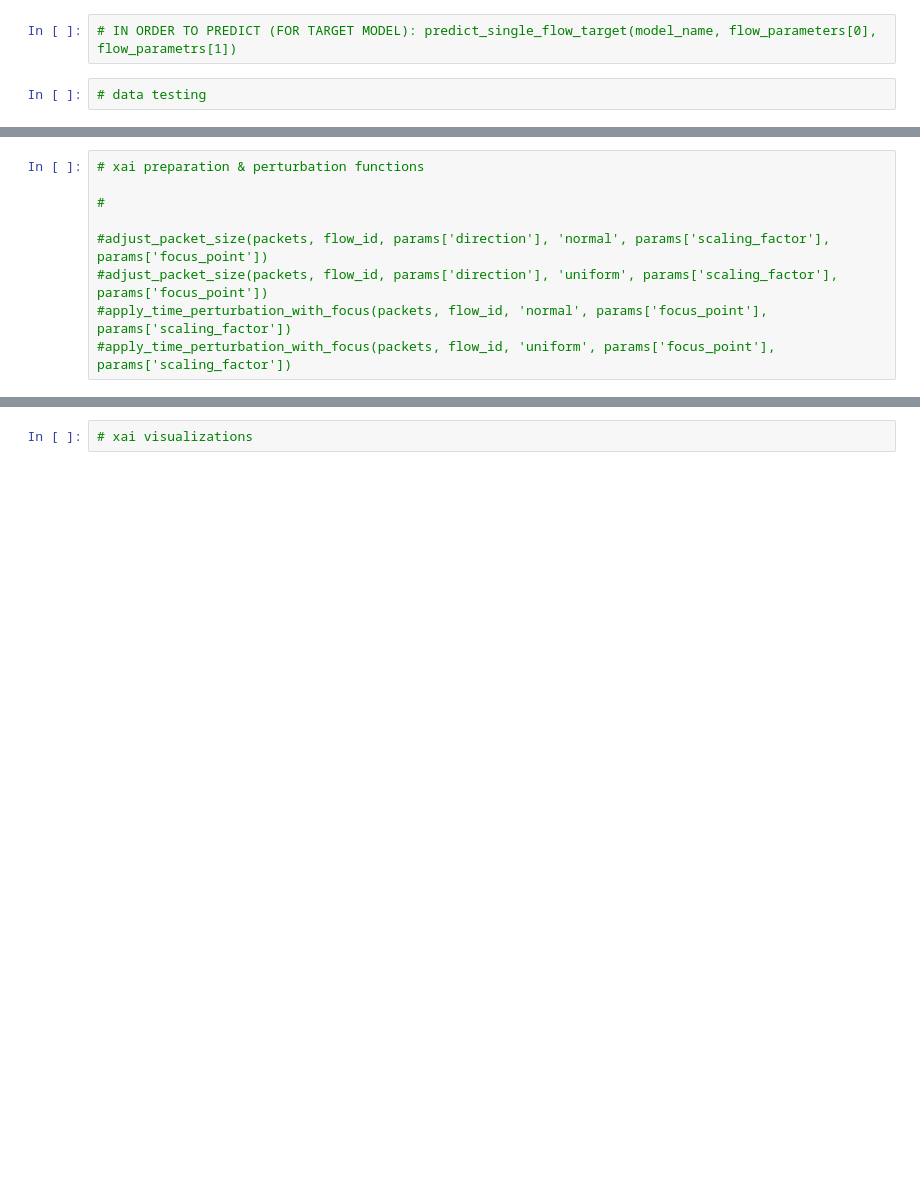
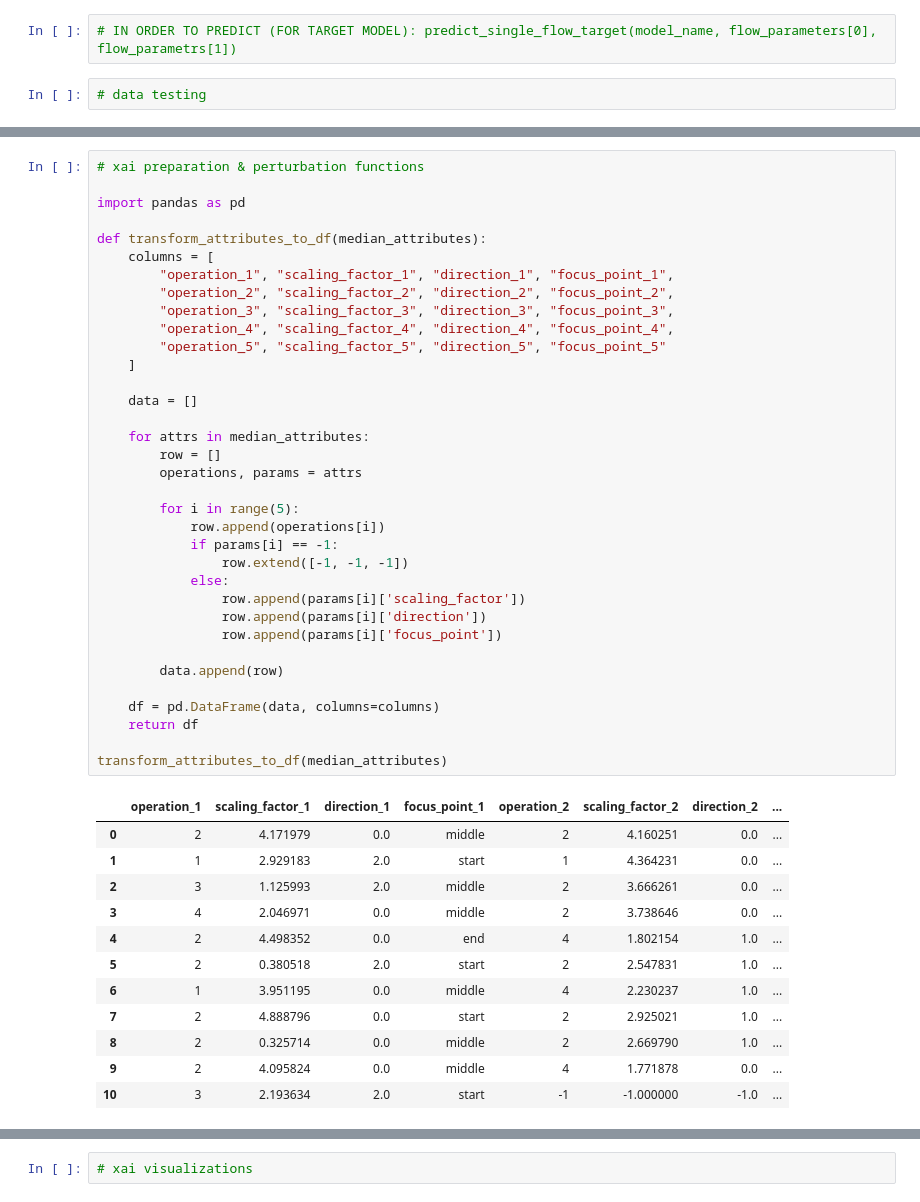
Before and after one commit to ppopiolek/CyberAML, a Jupyter notebook: notebooks/XAI_experiment.ipynb, the cells around one changed output, grey strips where cells are left out. Drawn from its saved outputs; the diff is of its cells as text; blank space fills up the shorter version.

```diff
--- a/notebooks/XAI_experiment.ipynb
+++ b/notebooks/XAI_experiment.ipynb
@@ -106,9 +535,48 @@ Mean flows calculated:
 # %%
 # xai preparation & perturbation functions
 
-#
+import pandas as pd
 
-#adjust_packet_size(packets, flow_id, params['direction'], 'normal', params['scaling_factor'], params['focus_point'])
-#adjust_packet_size(packets, flow_id, params['direction'], 'uniform', params['scaling_factor'], params['focus_point'])
-#apply_time_perturbation_with_focus(packets, flow_id, 'normal', params['focus_point'], params['scaling_factor'])
-#apply_time_perturbation_with_focus(packets, flow_id, 'uniform', params['focus_point'], params['scaling_factor'])
+def transform_attributes_to_df(median_attributes):
+    columns = [
+        "operation_1", "scaling_factor_1", "direction_1", "focus_point_1",
+        "operation_2", "scaling_factor_2", "direction_2", "focus_point_2",
+        "operation_3", "scaling_factor_3", "direction_3", "focus_point_3",
+        "operation_4", "scaling_factor_4", "direction_4", "focus_point_4",
+        "operation_5", "scaling_factor_5", "direction_5", "focus_point_5"
+    ]
+
+    data = []
+
+    for attrs in median_attributes:
+        row = []
+        operations, params = attrs
+
+        for i in range(5):
+            row.append(operations[i])
+            if params[i] == -1:
+                row.extend([-1, -1, -1])
+            else:
+                row.append(params[i]['scaling_factor'])
+                row.append(params[i]['direction'])
+                row.append(params[i]['focus_point'])
+
+        data.append(row)
+
+    df = pd.DataFrame(data, columns=columns)
+    return df
+
+transform_attributes_to_df(median_attributes)
+# %% [output]
+|  | operation_1 | scaling_factor_1 | direction_1 | focus_point_1 | operation_2 | scaling_factor_2 | direction_2 | ... |
+| 0 | 2 | 4.171979 | 0.0 | middle | 2 | 4.160251 | 0.0 | ... |
+| 1 | 1 | 2.929183 | 2.0 | start | 1 | 4.364231 | 0.0 | ... |
+| 2 | 3 | 1.125993 | 2.0 | middle | 2 | 3.666261 | 0.0 | ... |
+| 3 | 4 | 2.046971 | 0.0 | middle | 2 | 3.738646 | 0.0 | ... |
+| 4 | 2 | 4.498352 | 0.0 | end | 4 | 1.802154 | 1.0 | ... |
+| 5 | 2 | 0.380518 | 2.0 | start | 2 | 2.547831 | 1.0 | ... |
+| 6 | 1 | 3.951195 | 0.0 | middle | 4 | 2.230237 | 1.0 | ... |
+| 7 | 2 | 4.888796 | 0.0 | start | 2 | 2.925021 | 1.0 | ... |
+| 8 | 2 | 0.325714 | 0.0 | middle | 2 | 2.669790 | 1.0 | ... |
+| 9 | 2 | 4.095824 | 0.0 | middle | 4 | 1.771878 | 0.0 | ... |
+| 10 | 3 | 2.193634 | 2.0 | start | -1 | -1.000000 | -1.0 | ... |
```
Also changed, not shown: parts of 24 cells of this notebook.
